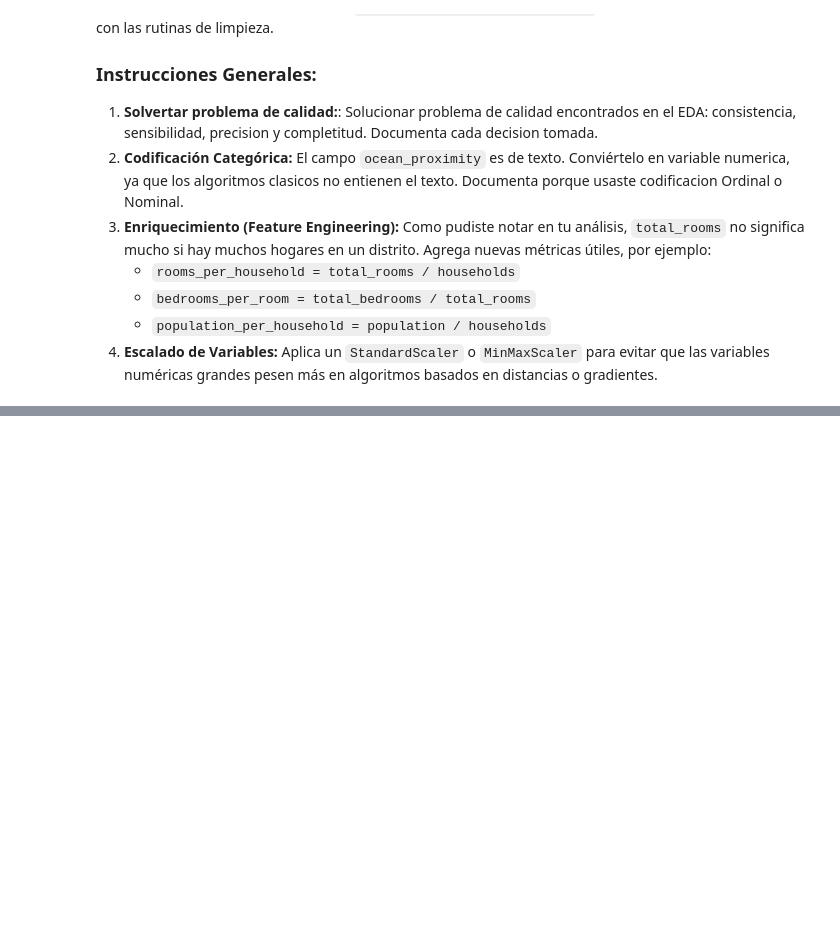
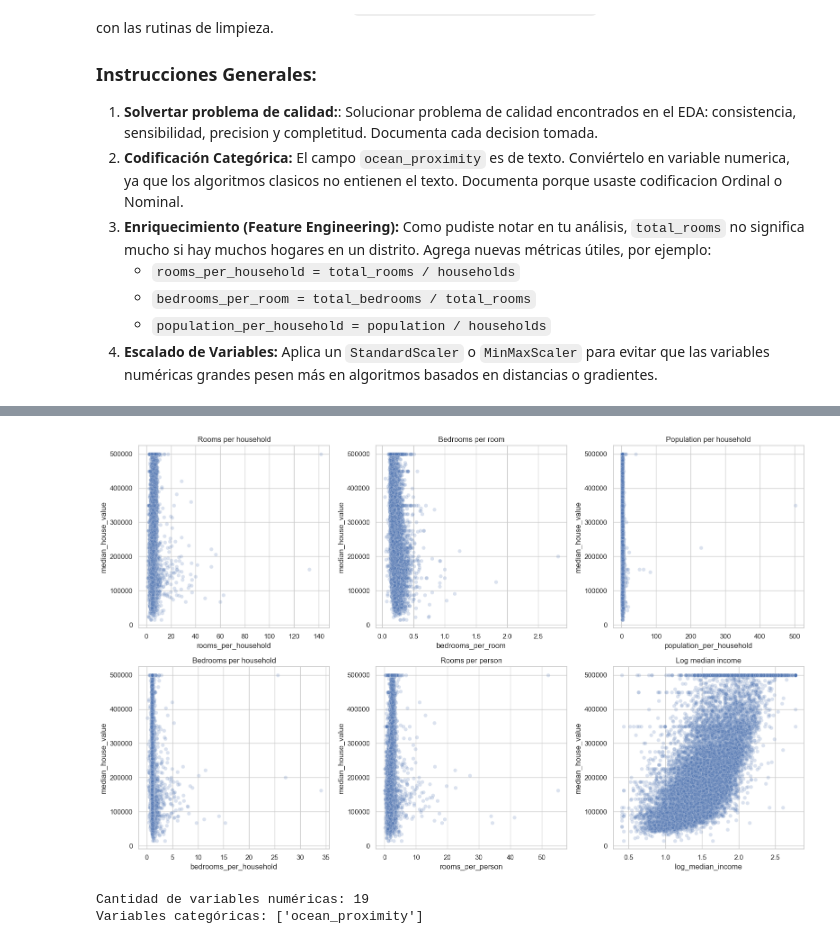
Before and after one commit to RaquelPacheco25/ds-ml-project-template-master, a Jupyter notebook: notebooks/02_limpieza_enriquecimiento.ipynb, the cells around one changed output, grey strips where cells are left out. Saved outputs shown, nothing was run; the diff lists cells and outputs as text; code cells hidden in the pictures; blank space fills up the shorter version.

Commit message:
add: flujo del modelo

```diff
--- a/notebooks/02_limpieza_enriquecimiento.ipynb
+++ b/notebooks/02_limpieza_enriquecimiento.ipynb
@@ -214,0 +396,76 @@ display(X_prepared_df.describe().T.head(20))
+# %%
+# ## 9. Visualización bivariada de variables derivadas
+#
+# Además de la correlación numérica, se inspeccionan visualmente algunas relaciones importantes
+# para verificar tendencias, dispersión, no linealidades y posibles outliers.
+#
+# Esto permite validar si las nuevas variables capturan patrones coherentes con el fenómeno económico.
+
+
+
+# =========================================================
+# 9. VISUALIZACIÓN DE VARIABLES DERIVADAS
+# =========================================================
+
+fig, axes = plt.subplots(2, 3, figsize=(16, 10))
+
+sns.scatterplot(data=tmp, x="rooms_per_household", y="median_house_value", alpha=0.2, ax=axes[0, 0])
+axes[0, 0].set_title("Rooms per household")
+
+sns.scatterplot(data=tmp, x="bedrooms_per_room", y="median_house_value", alpha=0.2, ax=axes[0, 1])
+axes[0, 1].set_title("Bedrooms per room")
+
+sns.scatterplot(data=tmp, x="population_per_household", y="median_house_value", alpha=0.2, ax=axes[0, 2])
+axes[0, 2].set_title("Population per household")
+
+sns.scatterplot(data=tmp, x="bedrooms_per_household", y="median_house_value", alpha=0.2, ax=axes[1, 0])
+axes[1, 0].set_title("Bedrooms per household")
+
+sns.scatterplot(data=tmp, x="rooms_per_person", y="median_house_value", alpha=0.2, ax=axes[1, 1])
+axes[1, 1].set_title("Rooms per person")
+
+sns.scatterplot(data=tmp, x="log_median_income", y="median_house_value", alpha=0.2, ax=axes[1, 2])
+axes[1, 2].set_title("Log median income")
+
+plt.tight_layout()
+plt.show()
+# %% [output]
+[figure, added]
+# %%
+# ## 10. Codificación de la variable categórica
+#
+# La variable `ocean_proximity` contiene texto, por lo que los modelos clásicos de Machine Learning
+# no pueden procesarla directamente.
+#
+# ### ¿Qué se hizo?
+# Se aplicó **One-Hot Encoding**.
+#
+# ### ¿Por qué se hizo?
+# Porque `ocean_proximity` es una variable **nominal**, no ordinal.
+# Es decir, sus categorías no tienen un orden natural entre sí.
+#
+# Por ejemplo, no tendría sentido afirmar que:
+#
+# - `INLAND = 1`
+# - `NEAR BAY = 2`
+# - `NEAR OCEAN = 3`
+#
+# ya que eso introduciría una jerarquía artificial y sesgaría al modelo.
+#
+# Por ello, One-Hot Encoding es la opción más adecuada, ya que representa cada categoría
+# mediante una columna binaria independiente.
+
+
+# %%
+# =========================================================
+# 10. DEFINICIÓN DE ATRIBUTOS NUMÉRICOS Y CATEGÓRICOS
+# =========================================================
+
+num_attribs = X_fe.drop(columns=["ocean_proximity"]).columns.tolist()
+cat_attribs = ["ocean_proximity"]
+
+print("Cantidad de variables numéricas:", len(num_attribs))
+print("Variables categóricas:", cat_attribs)
+# %% [output]
+Cantidad de variables numéricas: 19
+Variables categóricas: ['ocean_proximity']
```
Also changed, not shown: parts of 16 cells of this notebook, 1 other file.
